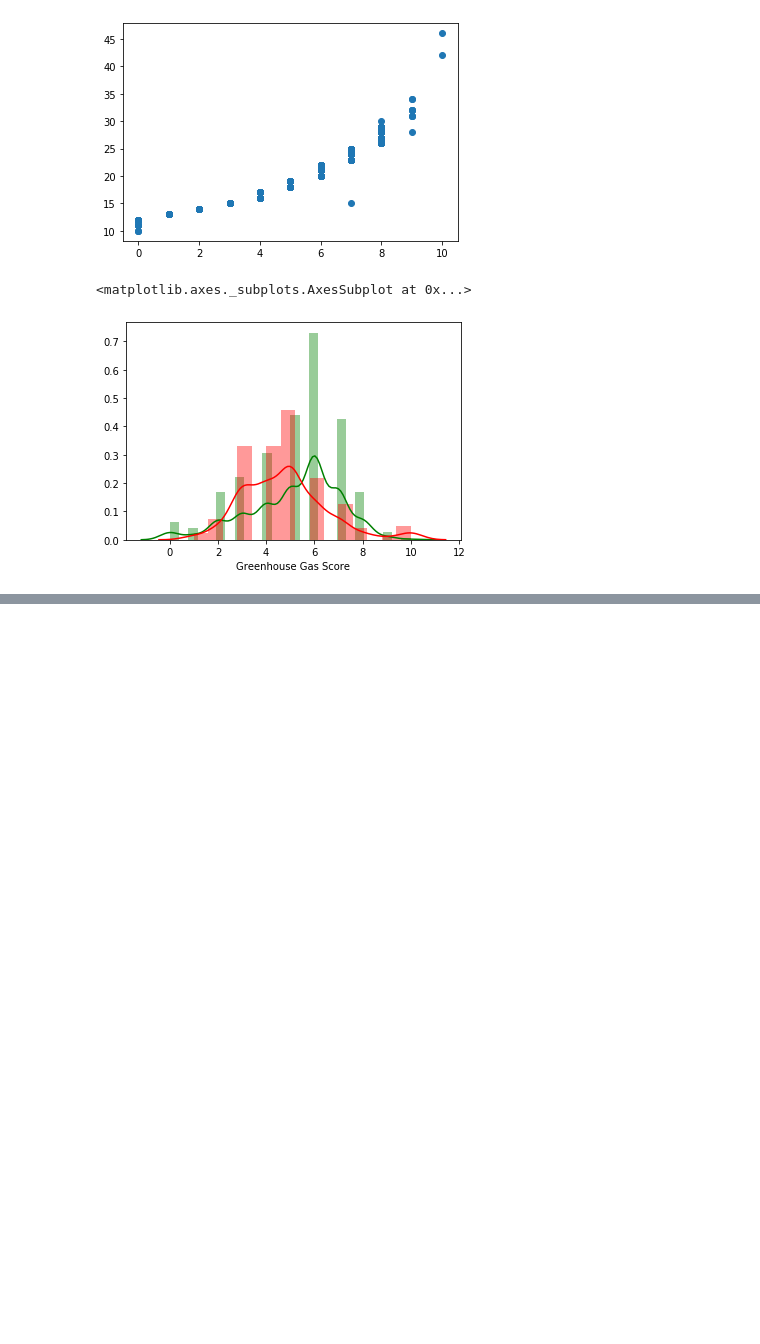
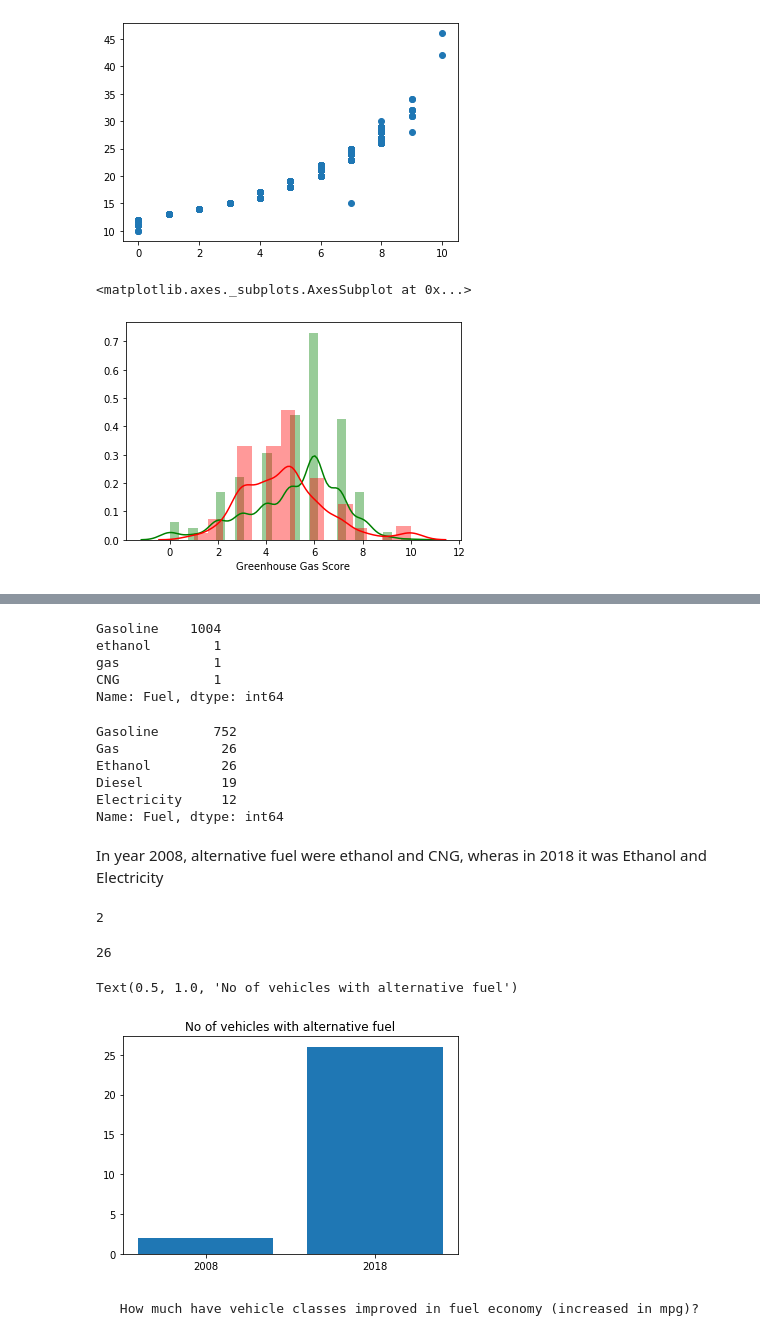
Before and after one commit to Sibin-Sibi/greenvehicle, a Jupyter notebook: model.ipynb, the cells around one changed output, grey strips where cells are left out. Drawn from its saved outputs; the diff is of its cells as text; code cells hidden in the pictures; blank space fills up the shorter version.

Commit message:
merging and visualization

```diff
--- a/model.ipynb
+++ b/model.ipynb
@@ -272,7 +272,7 @@ data_18.drop(hb_18.index, inplace=True)
 # add in our newly separated rows
 data_18 = data_18.append(newrows, ignore_index=True)
 # %%
-data_08['Airpollution Score'] = data_08['Air Pollution Score'].astype(float)
+data_08['Air Pollution Score'] = data_08['Air Pollution Score'].astype(float)
 data_18['Air Pollution Score'] = data_18['Air Pollution Score'].astype(float)
 # %% [markdown]
 Converting columns to desired data form
@@ -304,0 +345,37 @@ sns.distplot( data_18['Greenhouse Gas Score'], color = 'r')
+# %%
+data_08['Fuel'].value_counts()
+# %% [output]
+Gasoline    1004
+ethanol        1
+gas            1
+CNG            1
+Name: Fuel, dtype: int64
+# %%
+data_18['Fuel'].value_counts()
+# %% [output]
+Gasoline       752
+Gas             26
+Ethanol         26
+Diesel          19
+Electricity     12
+Name: Fuel, dtype: int64
+# %% [markdown]
+In year 2008, alternative fuel were ethanol and CNG, wheras in 2018 it was Ethanol and Electricity
+# %%
+ax = data_08.query('Fuel in ["CNG","ethanol"]').Model.nunique()
+ax
+# %% [output]
+2
+# %%
+bx = data_18.query('Fuel in ["Ethanol","Electricity"]').Model.nunique()
+bx
+# %% [output]
+26
+# %%
+plt.bar(['2008' , '2018'] , [ax,bx])
+plt.title('No of vehicles with alternative fuel')
+# %% [output]
+Text(0.5, 1.0, 'No of vehicles with alternative fuel')
+[figure, added]
+# %% [markdown]
+     How much have vehicle classes improved in fuel economy (increased in mpg)?
```
Also changed, not shown: parts of 33 cells of this notebook.
